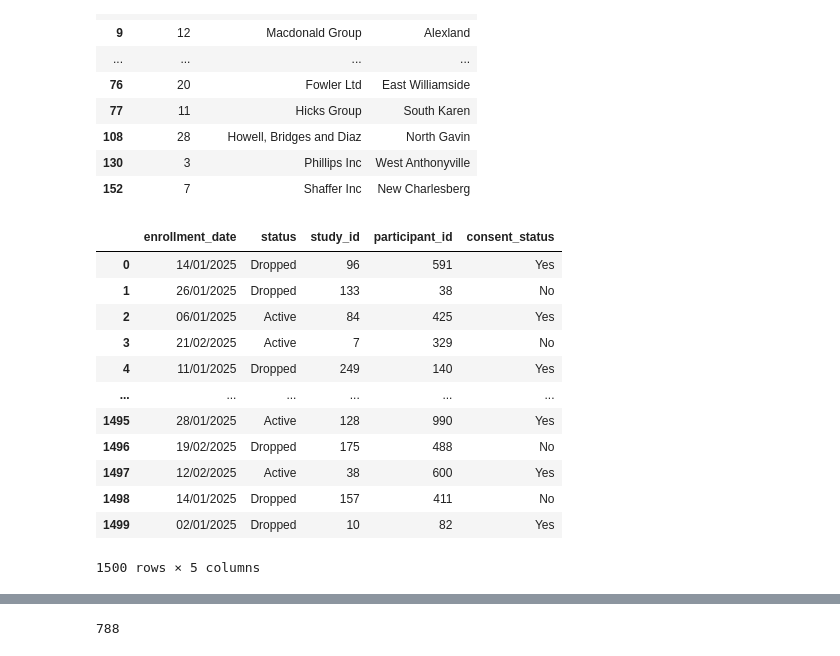
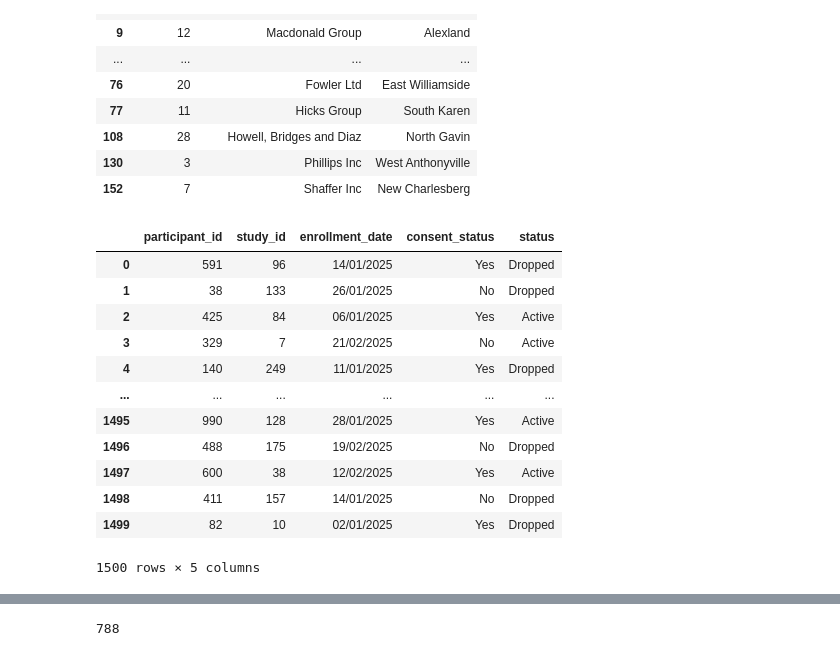
Before and after one commit to gfcbraz/g27_project, a Jupyter notebook: csv_to_sqldb.ipynb, the cells around one changed output, grey strips where cells are left out. Saved outputs shown, nothing was run; the diff lists cells and outputs as text; code cells hidden in the pictures.

```diff
--- a/csv_to_sqldb.ipynb
+++ b/csv_to_sqldb.ipynb
@@ -74,19 +74,19 @@ df_center
 | 130 | 3 | Phillips Inc | West Anthonyville |
 | 152 | 7 | Shaffer Inc | New Charlesberg |
 # %%
-df_enrollments = df[['enrollment_date', 'status', 'study_id', 'participant_id', 'consent_status']].drop_duplicates()
+df_enrollments = df[['participant_id', 'study_id', 'enrollment_date', 'consent_status', 'status']].drop_duplicates()
 df_enrollments
 # %% [output]
-|  | enrollment_date | status | study_id | participant_id | consent_status |
-| 0 | 14/01/2025 | Dropped | 96 | 591 | Yes |
-| 1 | 26/01/2025 | Dropped | 133 | 38 | No |
-| 2 | 06/01/2025 | Active | 84 | 425 | Yes |
-| 3 | 21/02/2025 | Active | 7 | 329 | No |
-| 4 | 11/01/2025 | Dropped | 249 | 140 | Yes |
+|  | participant_id | study_id | enrollment_date | consent_status | status |
+| 0 | 591 | 96 | 14/01/2025 | Yes | Dropped |
+| 1 | 38 | 133 | 26/01/2025 | No | Dropped |
+| 2 | 425 | 84 | 06/01/2025 | Yes | Active |
+| 3 | 329 | 7 | 21/02/2025 | No | Active |
+| 4 | 140 | 249 | 11/01/2025 | Yes | Dropped |
 | ... | ... | ... | ... | ... | ... |
-| 1495 | 28/01/2025 | Active | 128 | 990 | Yes |
-| 1496 | 19/02/2025 | Dropped | 175 | 488 | No |
-| 1497 | 12/02/2025 | Active | 38 | 600 | Yes |
-| 1498 | 14/01/2025 | Dropped | 157 | 411 | No |
-| 1499 | 02/01/2025 | Dropped | 10 | 82 | Yes |
+| 1495 | 990 | 128 | 28/01/2025 | Yes | Active |
+| 1496 | 488 | 175 | 19/02/2025 | No | Dropped |
+| 1497 | 600 | 38 | 12/02/2025 | Yes | Active |
+| 1498 | 411 | 157 | 14/01/2025 | No | Dropped |
+| 1499 | 82 | 10 | 02/01/2025 | Yes | Dropped |
 1500 rows × 5 columns
```
Also changed, not shown: parts of 5 cells of this notebook, 15 other files.
